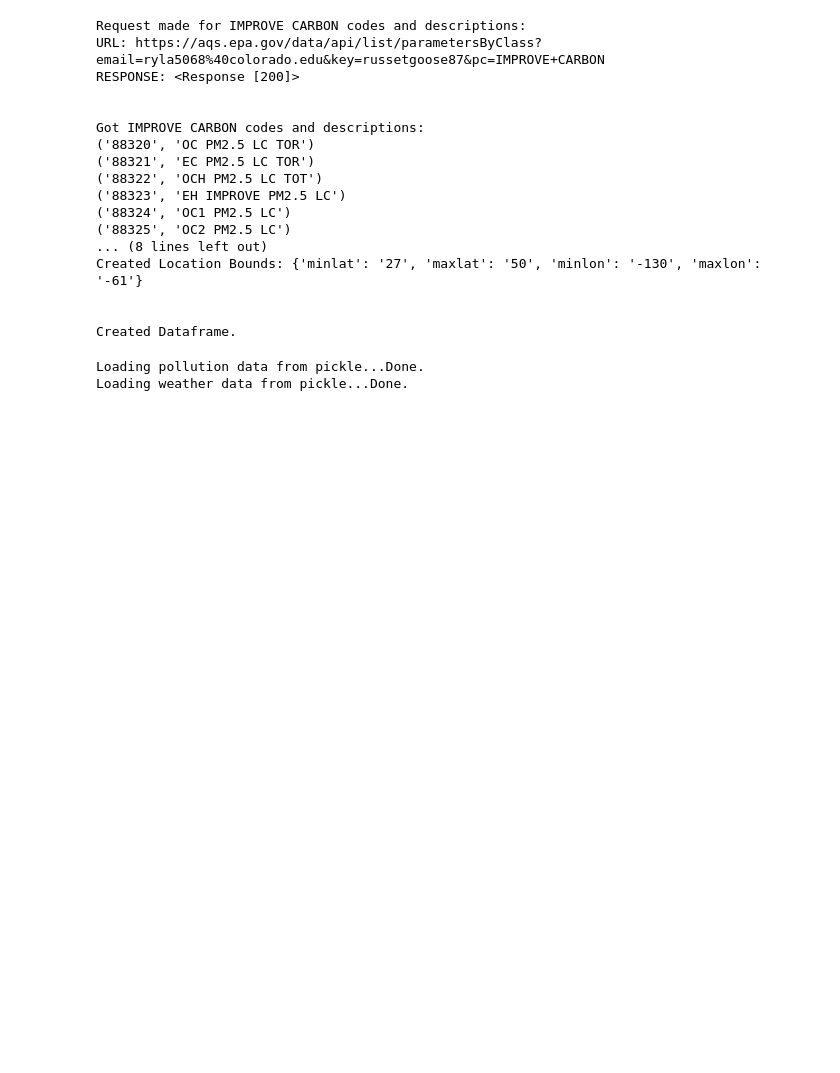
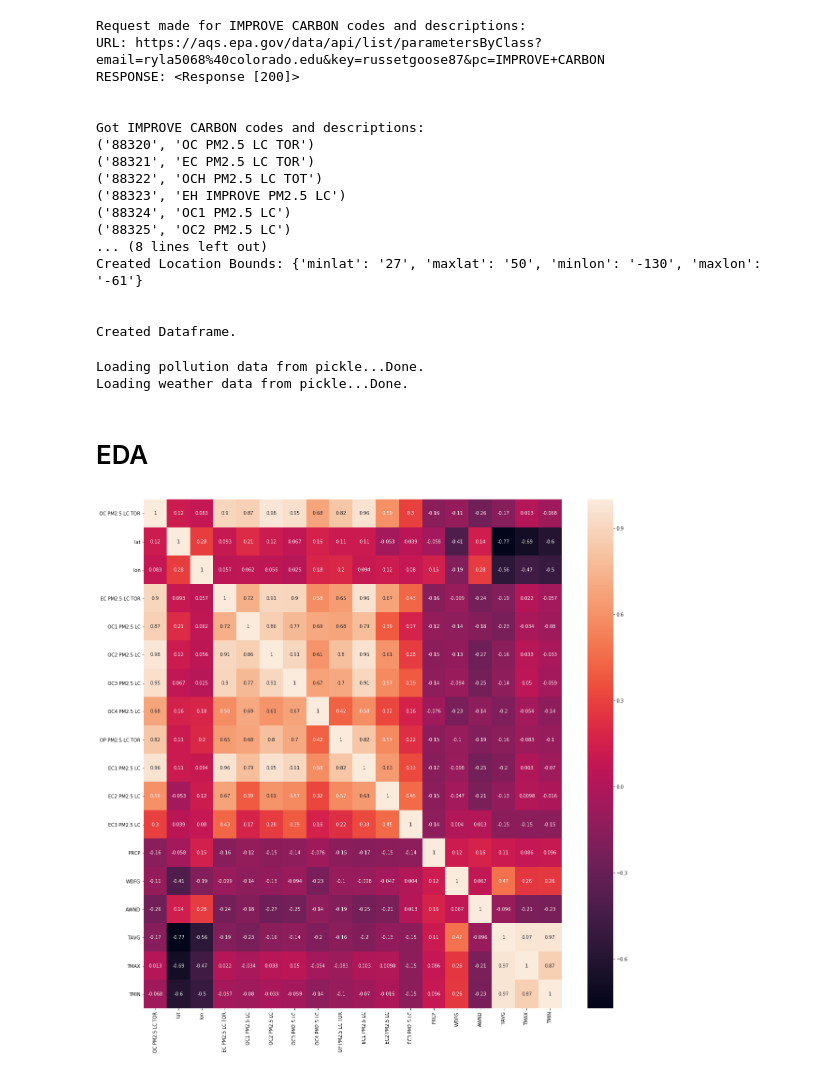
Before and after one commit to anzu7346/CSCI4622_EPA_Atmo, a Jupyter notebook: code/Untitled3.ipynb, the cells around one changed output. Drawn from its saved outputs; the diff is of its cells as text; code cells hidden in the pictures; blank space fills up the shorter version.

```diff
--- a/code/Untitled3.ipynb
+++ b/code/Untitled3.ipynb
@@ -363,3 +433,13 @@ poll_data.load_weather(verbose=True)
 # %% [output]
 Loading pollution data from pickle...Done.
 Loading weather data from pickle...Done.
+# %% [markdown]
+# EDA
+# %%
+corrMatrix = poll_data.DF.corr()
+plt.figure(figsize=(20,20))
+sns.heatmap(corrMatrix, annot=True)
+
+plt.show()
+# %% [output]
+[figure, added]
```
Also changed, not shown: parts of 21 cells of this notebook.
